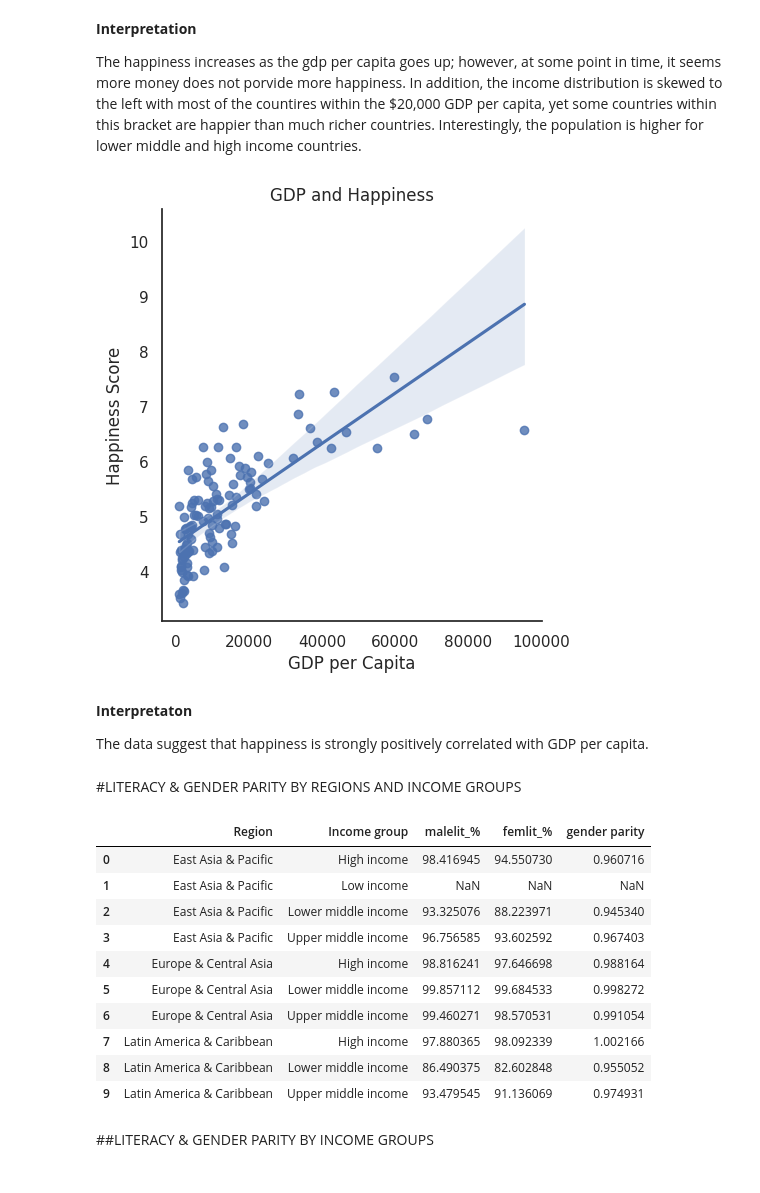
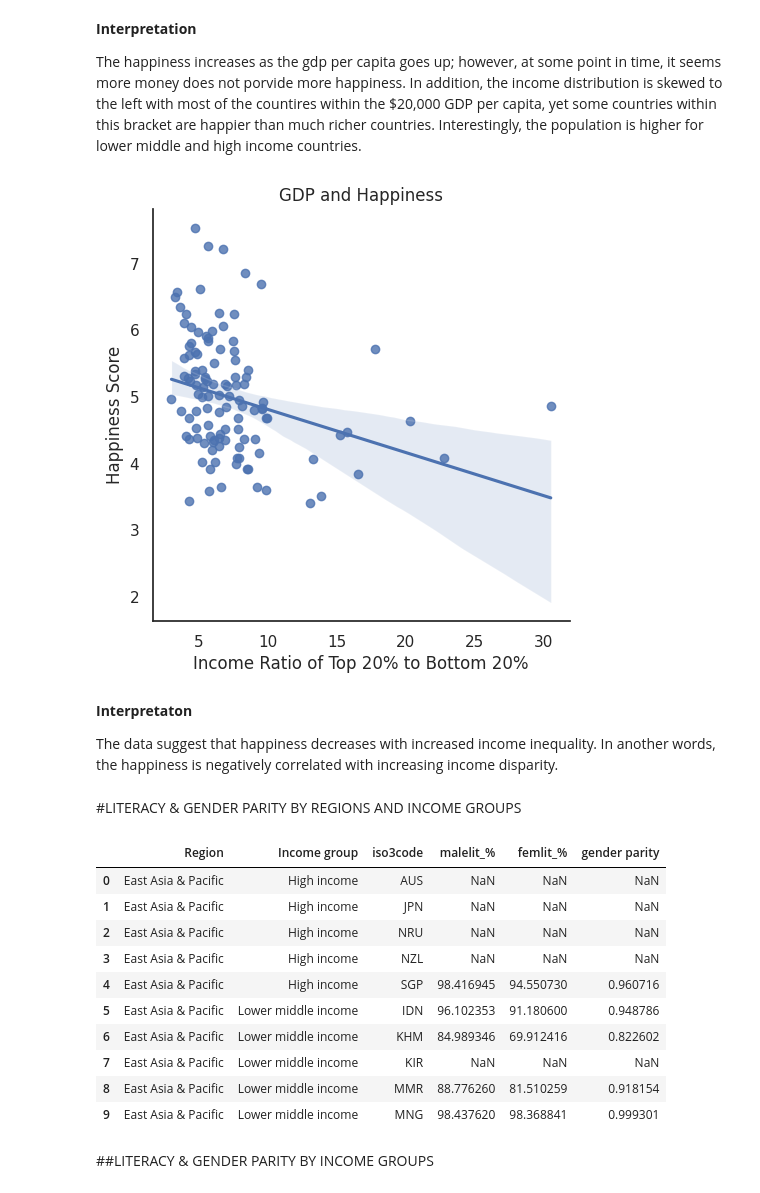
Before and after one commit to kandelprakashchandra/vis, a Jupyter notebook: PS5_Assignment.ipynb, the cells around one changed output. Cells and saved outputs as stored; diff of their text form; code cells hidden in the pictures.

```diff
--- a/PS5_Assignment.ipynb
+++ b/PS5_Assignment.ipynb
@@ -2146,22 +2146,21 @@ plt.ylabel('Happiness Score');
 The happiness increases as the gdp per capita goes up; however, at some point in time, it seems more money does not porvide more happiness. In addition, the income distribution is skewed to the left with most of the countires within the $20,000 GDP per capita, yet some countries within this bracket  are happier than much richer countries. Interestingly, the population is higher for  lower middle and high income countries.
 # %%
 # creating dataset for the chart and histogram
-gdphappy =final_merge.groupby(['country']).agg({'happy_score': 'mean', 'gdp':'mean'})
-
+gdphappy =final_merge.groupby(['country']).agg({'happy_score': 'mean', 'ratio_top20bottom20':'mean'})
 # Resetting the index so that the index gets lost which leads to inability to plot graphs
 gdphappy = gdphappy.reset_index()
 
-sns.lmplot(x='gdp', y ='happy_score', data = gdphappy, robust=True)
+sns.lmplot(x='ratio_top20bottom20', y ='happy_score', data = gdphappy, robust=True)
 
 plt.title('GDP and Happiness')
-plt.xlabel('GDP per Capita')
+plt.xlabel('Income Ratio of Top 20% to Bottom 20%')
 plt.ylabel('Happiness Score');
 # %% [output]
-[figure, old version]
+[figure, new version]
 # %% [markdown]
 **Interpretaton**
 
-The data suggest that happiness is strongly positively correlated with GDP per capita.
+The data suggest that happiness decreases with increased income inequality. In another words, the happiness is negatively correlated with increasing income disparity.
 # %%
 # Create scatter plot
 #sns.scatterplot(x='gdp', y ='happy_score', data = gdphappy)
@@ -2197,7 +2196,7 @@ The data suggest that happiness is strongly positively correlated with GDP per c
 #LITERACY & GENDER PARITY BY REGIONS AND INCOME GROUPS
 # %%
 # creating a new dataframe to study literacy rate by gender, income groups and regions
-literacy =final_merge.groupby(['Region', 'Income group']).agg({'malelit_%': 'mean', 'femlit_%':'mean' })
+literacy =final_merge.groupby(['Region', 'Income group', 'iso3code']).agg({'malelit_%': 'mean', 'femlit_%':'mean' })
 
 # Resetting the index so that the index gets lost which leads to inability to plot graphs
 literacy = literacy.reset_index()
@@ -2209,17 +2208,17 @@ literacy['gender parity'] = literacy['femlit_%'] / literacy['malelit_%']
 
 literacy.head(10)
 # %% [output]
-|  | Region | Income group | malelit_% | femlit_% | gender parity |
-| 0 | East Asia & Pacific | High income | 98.416945 | 94.550730 | 0.960716 |
-| 1 | East Asia & Pacific | Low income | NaN | NaN | NaN |
-| 2 | East Asia & Pacific | Lower middle income | 93.325076 | 88.223971 | 0.945340 |
-| 3 | East Asia & Pacific | Upper middle income | 96.756585 | 93.602592 | 0.967403 |
-| 4 | Europe & Central Asia | High income | 98.816241 | 97.646698 | 0.988164 |
-| 5 | Europe & Central Asia | Lower middle income | 99.857112 | 99.684533 | 0.998272 |
-| 6 | Europe & Central Asia | Upper middle income | 99.460271 | 98.570531 | 0.991054 |
-| 7 | Latin America & Caribbean | High income | 97.880365 | 98.092339 | 1.002166 |
-| 8 | Latin America & Caribbean | Lower middle income | 86.490375 | 82.602848 | 0.955052 |
-| 9 | Latin America & Caribbean | Upper middle income | 93.479545 | 91.136069 | 0.974931 |
+|  | Region | Income group | iso3code | malelit_% | femlit_% | gender parity |
+| 0 | East Asia & Pacific | High income | AUS | NaN | NaN | NaN |
+| 1 | East Asia & Pacific | High income | JPN | NaN | NaN | NaN |
+| 2 | East Asia & Pacific | High income | NRU | NaN | NaN | NaN |
+| 3 | East Asia & Pacific | High income | NZL | NaN | NaN | NaN |
+| 4 | East Asia & Pacific | High income | SGP | 98.416945 | 94.550730 | 0.960716 |
+| 5 | East Asia & Pacific | Lower middle income | IDN | 96.102353 | 91.180600 | 0.948786 |
+| 6 | East Asia & Pacific | Lower middle income | KHM | 84.989346 | 69.912416 | 0.822602 |
+| 7 | East Asia & Pacific | Lower middle income | KIR | NaN | NaN | NaN |
+| 8 | East Asia & Pacific | Lower middle income | MMR | 88.776260 | 81.510259 | 0.918154 |
+| 9 | East Asia & Pacific | Lower middle income | MNG | 98.437620 | 98.368841 | 0.999301 |
 # %% [markdown]
 ##LITERACY & GENDER PARITY BY INCOME GROUPS
 # %%
```
Also changed, not shown: parts of 23 cells of this notebook.
